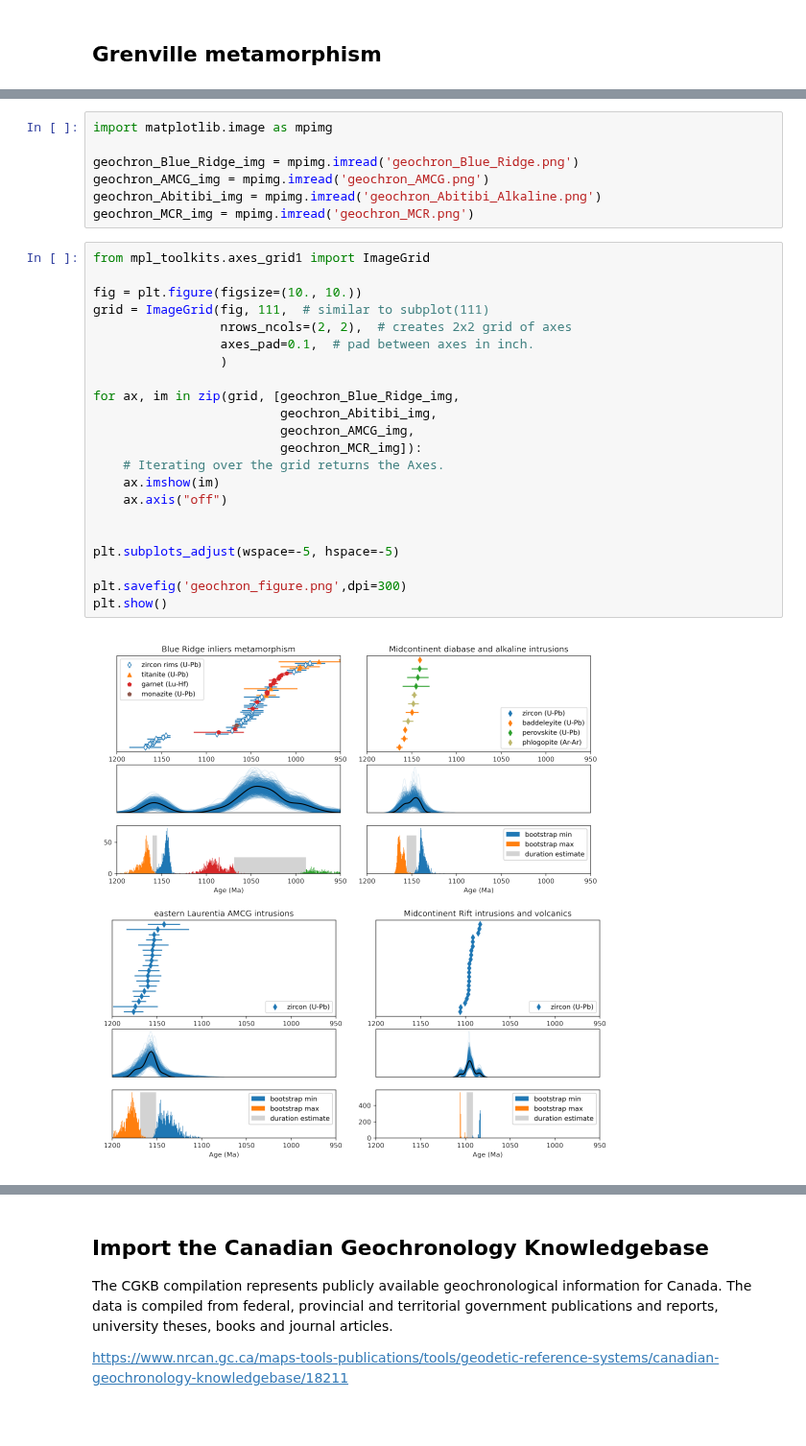
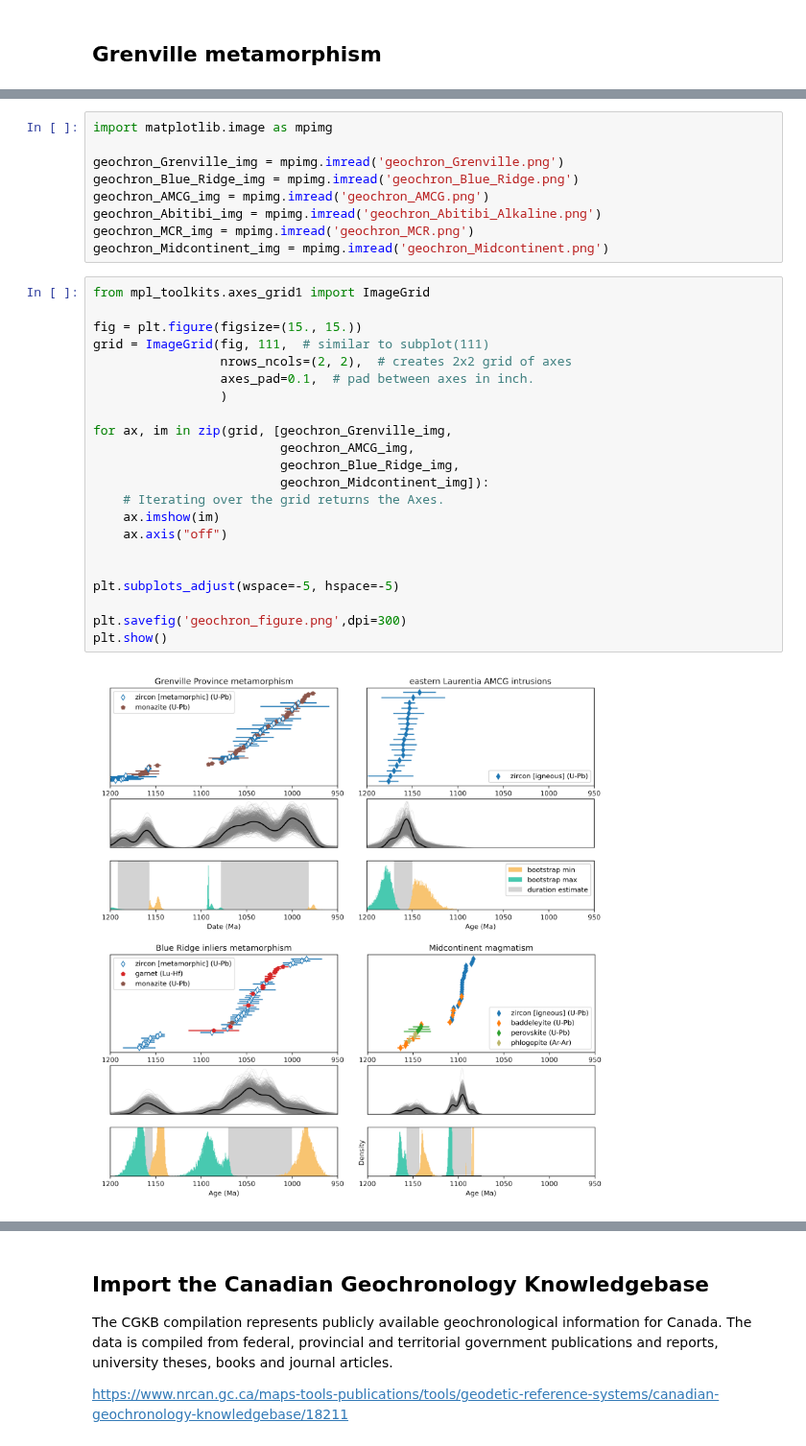
Before and after one commit to Swanson-Hysell/Mesoproterozoic_Turning_Point, a Jupyter notebook: code/Mesoprot_geochron.ipynb, the cells around one changed output, grey strips where cells are left out. Shown at 96% size. Saved outputs shown, nothing was run; the diff lists cells and outputs as text; blank space fills up the shorter version.

```diff
--- a/code/Mesoprot_geochron.ipynb
+++ b/code/Mesoprot_geochron.ipynb
@@ -420,31 +595,33 @@ plt.show()
 # %%
 import matplotlib.image as mpimg
 
+geochron_Grenville_img = mpimg.imread('geochron_Grenville.png')
 geochron_Blue_Ridge_img = mpimg.imread('geochron_Blue_Ridge.png')
 geochron_AMCG_img = mpimg.imread('geochron_AMCG.png')
 geochron_Abitibi_img = mpimg.imread('geochron_Abitibi_Alkaline.png')
 geochron_MCR_img = mpimg.imread('geochron_MCR.png')
+geochron_Midcontinent_img = mpimg.imread('geochron_Midcontinent.png')
 # %%
 from mpl_toolkits.axes_grid1 import ImageGrid
 
-fig = plt.figure(figsize=(10., 10.))
+fig = plt.figure(figsize=(15., 15.))
 grid = ImageGrid(fig, 111,  # similar to subplot(111)
                  nrows_ncols=(2, 2),  # creates 2x2 grid of axes
                  axes_pad=0.1,  # pad between axes in inch.
                  )
 
-for ax, im in zip(grid, [geochron_Blue_Ridge_img,
-                         geochron_Abitibi_img,
+for ax, im in zip(grid, [geochron_Grenville_img,
                          geochron_AMCG_img,
-                         geochron_MCR_img]):
+                         geochron_Blue_Ridge_img,
+                         geochron_Midcontinent_img]):
     # Iterating over the grid returns the Axes.
     ax.imshow(im)
     ax.axis("off")
 
 
 plt.subplots_adjust(wspace=-5, hspace=-5)
 
 plt.savefig('geochron_figure.png',dpi=300)
 plt.show()
 # %% [output]
-[figure, old version]
+[figure, new version]
```
Also changed, not shown: parts of 34 cells of this notebook, 6 other files.
